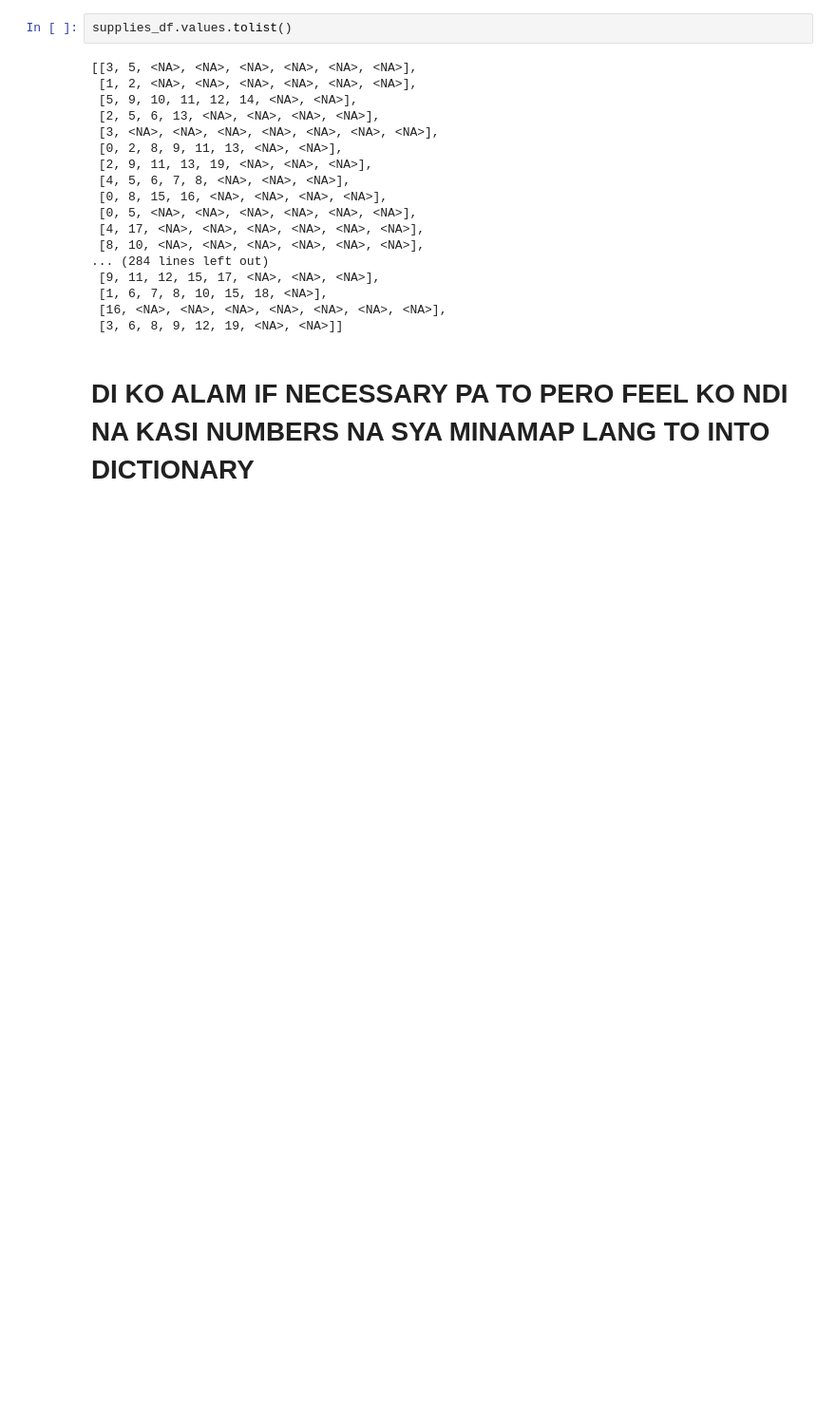
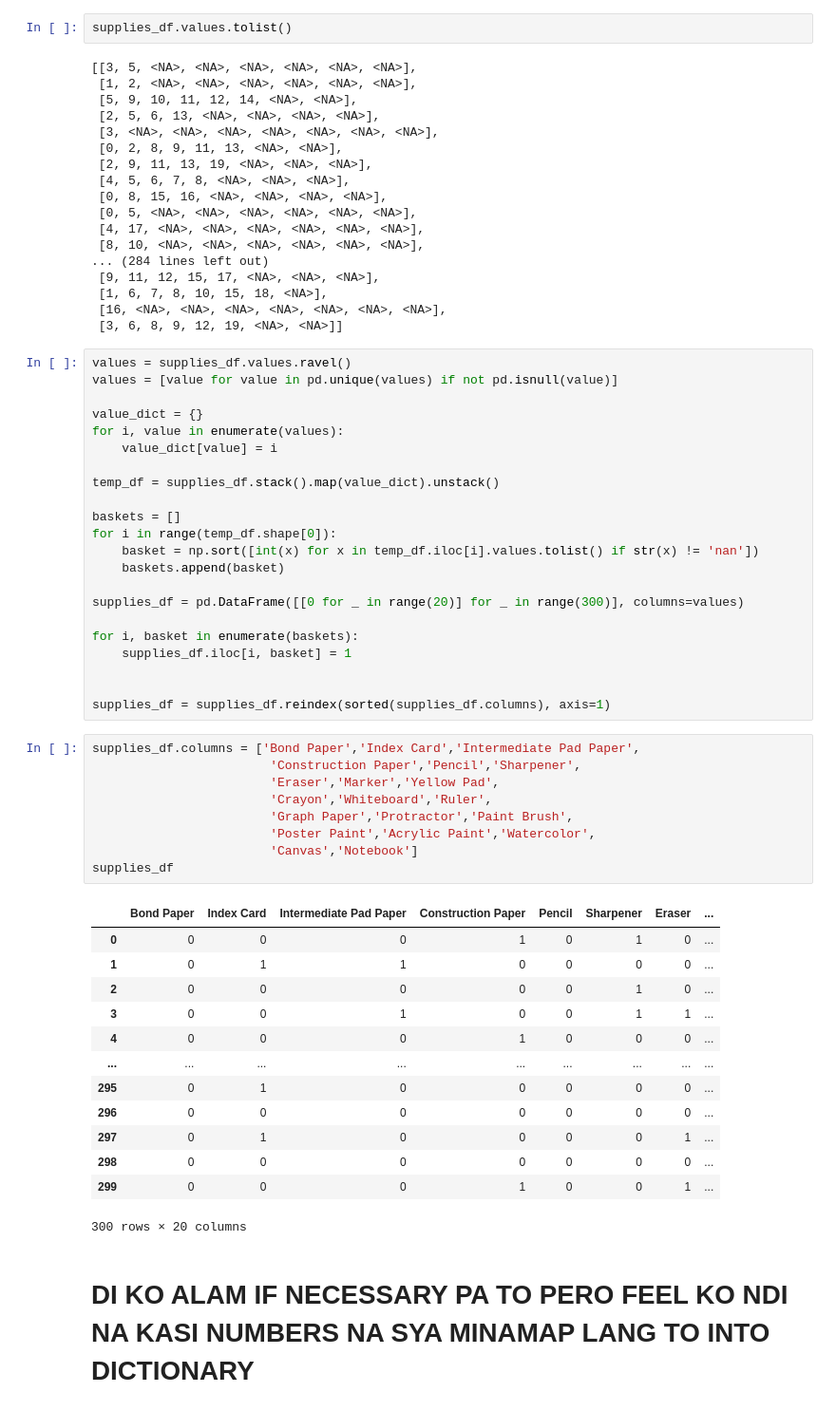
Before and after one commit to louisaboy/CSMODELProject2, a Jupyter notebook: CSMODEL-Project2-S12-Group#12.ipynb, the cells around one changed output. Shown: that part at 95% size. Drawn from its saved outputs; the diff is of its cells as text; blank space fills up the shorter version.

```diff
--- a/CSMODEL-Project2-S12-Group#12.ipynb
+++ b/CSMODEL-Project2-S12-Group#12.ipynb
@@ -64,6 +82,51 @@ supplies_df.values.tolist()
  [1, 6, 7, 8, 10, 15, 18, <NA>],
  [16, <NA>, <NA>, <NA>, <NA>, <NA>, <NA>, <NA>],
  [3, 6, 8, 9, 12, 19, <NA>, <NA>]]
+# %%
+values = supplies_df.values.ravel()
+values = [value for value in pd.unique(values) if not pd.isnull(value)]
+
+value_dict = {}
+for i, value in enumerate(values):
+    value_dict[value] = i
+
+temp_df = supplies_df.stack().map(value_dict).unstack()
+
+baskets = []
+for i in range(temp_df.shape[0]):
+    basket = np.sort([int(x) for x in temp_df.iloc[i].values.tolist() if str(x) != 'nan'])
+    baskets.append(basket)
+
+supplies_df = pd.DataFrame([[0 for _ in range(20)] for _ in range(300)], columns=values)
+
+for i, basket in enumerate(baskets):
+    supplies_df.iloc[i, basket] = 1
+
+
+supplies_df = supplies_df.reindex(sorted(supplies_df.columns), axis=1)
+# %%
+supplies_df.columns = ['Bond Paper','Index Card','Intermediate Pad Paper',
+                        'Construction Paper','Pencil','Sharpener',
+                        'Eraser','Marker','Yellow Pad',
+                        'Crayon','Whiteboard','Ruler',
+                        'Graph Paper','Protractor','Paint Brush',
+                        'Poster Paint','Acrylic Paint','Watercolor',
+                        'Canvas','Notebook']
+supplies_df
+# %% [output]
+|  | Bond Paper | Index Card | Intermediate Pad Paper | Construction Paper | Pencil | Sharpener | Eraser | ... |
+| 0 | 0 | 0 | 0 | 1 | 0 | 1 | 0 | ... |
+| 1 | 0 | 1 | 1 | 0 | 0 | 0 | 0 | ... |
+| 2 | 0 | 0 | 0 | 0 | 0 | 1 | 0 | ... |
+| 3 | 0 | 0 | 1 | 0 | 0 | 1 | 1 | ... |
+| 4 | 0 | 0 | 0 | 1 | 0 | 0 | 0 | ... |
+| ... | ... | ... | ... | ... | ... | ... | ... | ... |
+| 295 | 0 | 1 | 0 | 0 | 0 | 0 | 0 | ... |
+| 296 | 0 | 0 | 0 | 0 | 0 | 0 | 0 | ... |
+| 297 | 0 | 1 | 0 | 0 | 0 | 0 | 1 | ... |
+| 298 | 0 | 0 | 0 | 0 | 0 | 0 | 0 | ... |
+| 299 | 0 | 0 | 0 | 1 | 0 | 0 | 1 | ... |
+300 rows × 20 columns
 # %% [markdown]
 # DI KO ALAM IF NECESSARY PA TO PERO FEEL KO NDI NA KASI NUMBERS NA SYA MINAMAP LANG TO INTO DICTIONARY
 # %%
```
Also changed, not shown: parts of 1 cell of this notebook.
